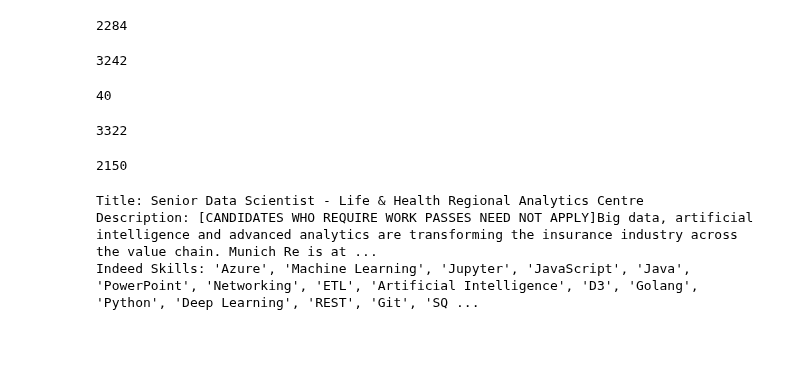
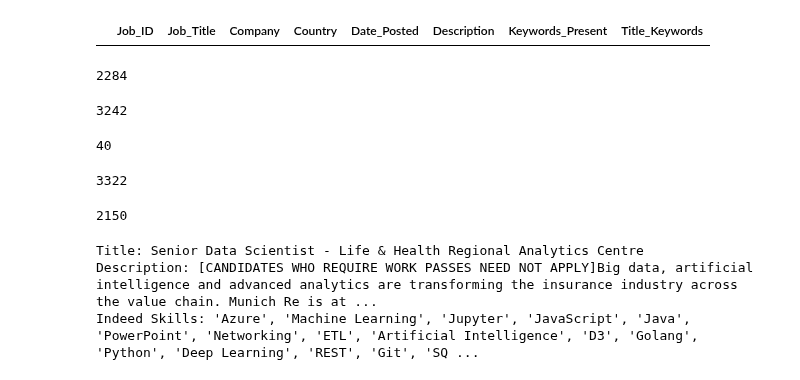
Before and after one commit to binxuankong/skills-ontology-project, a Jupyter notebook: Indeed Job Skill Extraction Tuning.ipynb, the cells around one changed output. Saved outputs shown, nothing was run; the diff lists cells and outputs as text; code cells hidden in the pictures; blank space fills up the shorter version.

```diff
--- a/Indeed Job Skill Extraction Tuning.ipynb
+++ b/Indeed Job Skill Extraction Tuning.ipynb
@@ -8,0 +11,14 @@ from difflib import get_close_matches as gcm
+# %%
+query = """
+select Job_ID, Job_Title, Company, Country, Date_Posted, Description, Keywords_Present, Title_Keywords
+from {}
+where Date_Posted > '2020-06-01' and Country = 'USA'
+and Description != 'No Description'
+"""
+
+engine = create_engine(secrets['indeed_db'])
+df_ds = pd.read_sql_query(query.format('Data_Scientist'), engine)
+engine.dispose()
+df_ds.head()
+# %% [output]
+|  | Job_ID | Job_Title | Company | Country | Date_Posted | Description | Keywords_Present | Title_Keywords |
```
Also changed, not shown: parts of 2 cells of this notebook, 4 other files.
